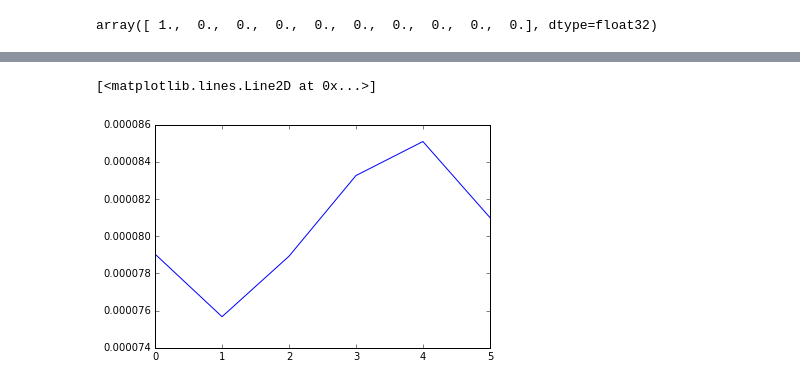
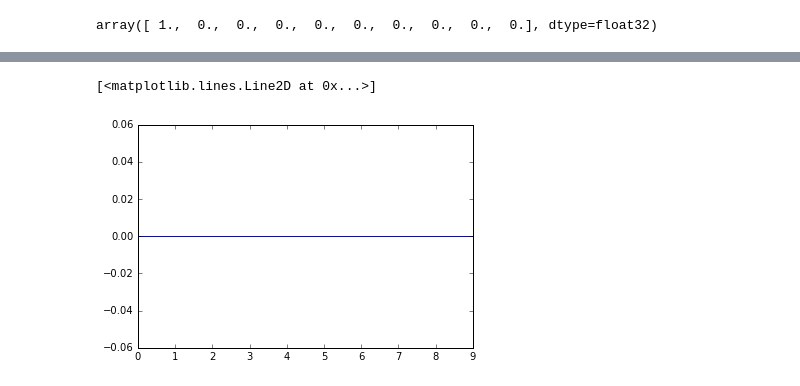
Before and after one commit to ambrishrawat/advflow, a Jupyter notebook: debugging.ipynb, the cells around one changed output, grey strips where cells are left out. Drawn from its saved outputs; the diff is of its cells as text; code cells hidden in the pictures.

```diff
--- a/debugging.ipynb
+++ b/debugging.ipynb
@@ -631,6 +631,6 @@ plt.plot(m)
 # %%
-m = np.load('/u/ambrish/models/keras_eg_alldrop/std_e.npy')
+m = np.load('/u/ambrish/models/keras_eg_alldrop/var_ratio_e.npy')
 plt.plot(m)
 # %% [output]
 [<matplotlib.lines.Line2D at 0x...>]
-[figure, old version]
+[figure, new version]
```
Also changed, not shown: parts of 2 cells of this notebook, 2 other files.
